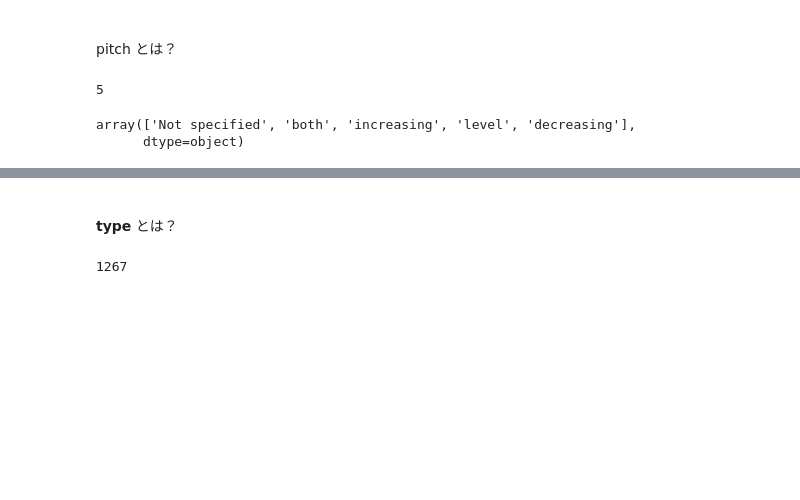
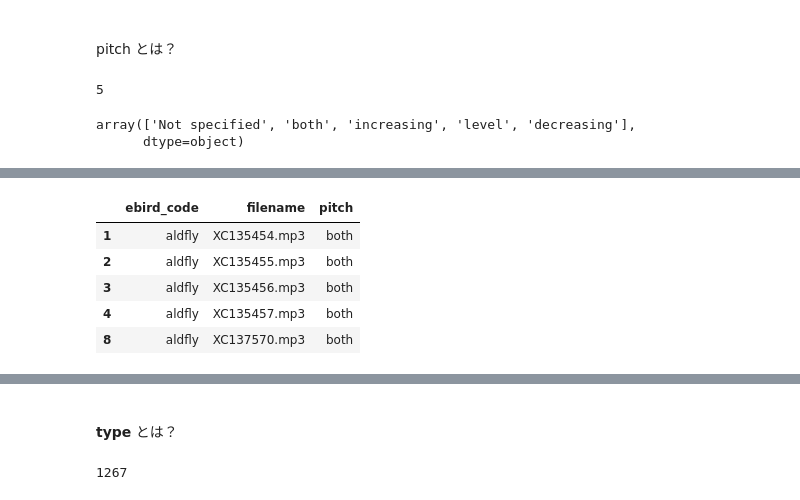
Before and after one commit to fkubota/kaggle-Cornell-Birdcall-Identification, a Jupyter notebook: nb/001_eda.ipynb, the cells around one changed output, grey strips where cells are left out. Cells and saved outputs as stored; diff of their text form; code cells hidden in the pictures; blank space fills up the shorter version.

```diff
--- a/nb/001_eda.ipynb
+++ b/nb/001_eda.ipynb
@@ -178,0 +214,10 @@ array(['Not specified', 'both', 'increasing', 'level', 'decreasing'],
+# %%
+mask = df_train['pitch'] == 'both'
+df_train[mask][['ebird_code', 'filename', 'pitch']].iloc[0:5]
+# %% [output]
+|  | ebird_code | filename | pitch |
+| 1 | aldfly | XC135454.mp3 | both |
+| 2 | aldfly | XC135455.mp3 | both |
+| 3 | aldfly | XC135456.mp3 | both |
+| 4 | aldfly | XC135457.mp3 | both |
+| 8 | aldfly | XC137570.mp3 | both |
```
Also changed, not shown: parts of 20 cells of this notebook, 1 other file.
